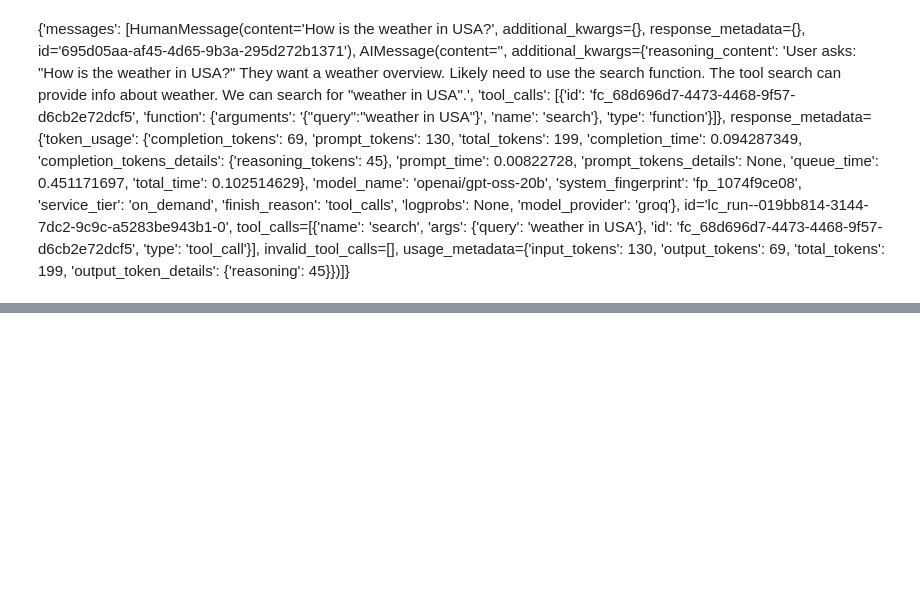
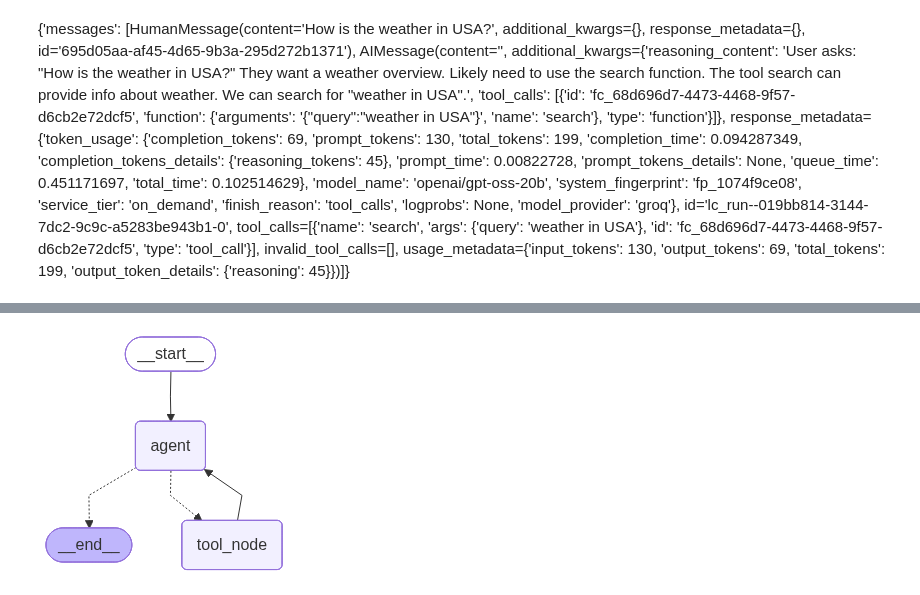
Before and after one commit to RautRitesh/langgraph, a Jupyter notebook: Langgraph_with_MessagesState.ipynb, the cells around one changed output, grey strips where cells are left out. Drawn from its saved outputs; the diff is of its cells as text; code cells hidden in the pictures; blank space fills up the shorter version.

```diff
--- a/Langgraph_with_MessagesState.ipynb
+++ b/Langgraph_with_MessagesState.ipynb
@@ -146,0 +178,38 @@ content='' additional_kwargs={'reasoning_content': 'The user asks: "How is the w
+# %%
+def agent(state:MessagesState):
+  message=state["messages"]
+  print(message)
+  print("final one-----")
+  print(message[-1])
+  response=llm_with_tools.invoke(message)
+  return {"messages":[response]}
+# %%
+def router(state:MessagesState)->Literal["tool_node",END]:
+  message=state["messages"][-1]
+  print("From the router")
+  print(message)
+  ai_message=message.additional_kwargs
+  ai_message=ai_message.get("reasoning_content")
+  print(ai_message)
+  if message.tool_calls:
+    return "tool_node"
+  else:
+    return END
+# %%
+from langgraph.checkpoint.memory import MemorySaver
+memory=MemorySaver()
+# %%
+workflow3=StateGraph(MessagesState)
+workflow3.add_node("agent",agent)
+workflow3.add_node("tool_node",tool_node)
+workflow3.add_conditional_edges("agent",router,{"tool_node":"tool_node",END:END})
+workflow3.add_edge(START,"agent")
+workflow3.add_edge("tool_node","agent")
+app3=workflow3.compile(checkpointer=memory)
+# %%
+try:
+  display(Image(app3.get_graph().draw_mermaid_png()))
+except Exception as e:
+  print(e)
+# %% [output]
+[figure, added]
```
Also changed, not shown: parts of 12 cells of this notebook.
